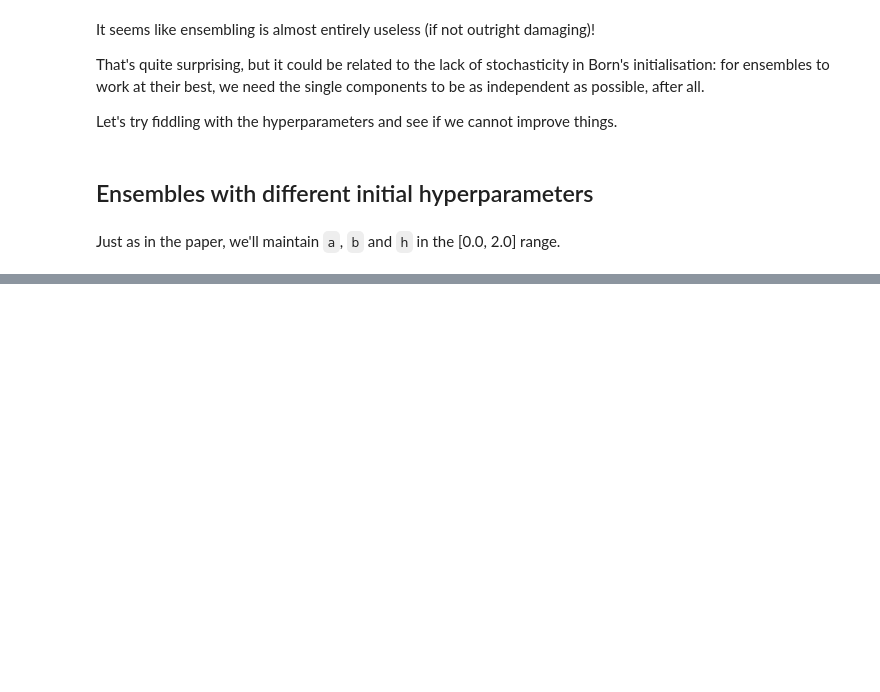
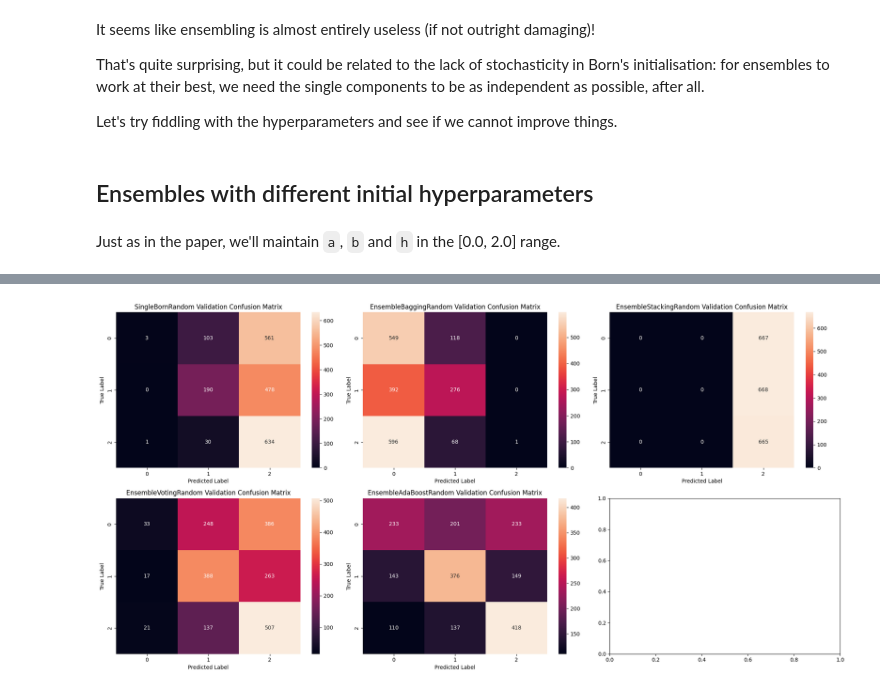
Before and after one commit to de-lachende-cavalier/bored, a Jupyter notebook: born_ensemble.ipynb, the cells around one changed output, grey strips where cells are left out. Drawn from its saved outputs; the diff is of its cells as text; code cells hidden in the pictures; blank space fills up the shorter version.

Commit message:
added randomisation

```diff
--- a/born_ensemble.ipynb
+++ b/born_ensemble.ipynb
@@ -171,3 +171,27 @@ Let's try fiddling with the hyperparameters and see if we cannot improve things.
 ## Ensembles with different initial hyperparameters
 # %% [markdown]
 Just as in the paper, we'll maintain `a`, `b` and `h` in the [0.0, 2.0] range.
+# %%
+def create_born_classifier_with_random_hyperparams():
+    a, b, h = np.random.uniform(0.0, 2.01), np.random.uniform(0.0, 2.01), np.random.uniform(0.0, 2.01)
+    return BornClassifier(a=a, b=b, h=h)
+# %%
+classifiers_rand = {
+    'SingleBornRandom': create_born_classifier_with_random_hyperparams(),
+    'EnsembleBaggingRandom': BaggingClassifier(
+        estimator=create_born_classifier_with_random_hyperparams(), n_estimators=50, random_state=42),
+    'EnsembleStackingRandom': StackingClassifier(
+        estimators=[(f"born_{i}", create_born_classifier_with_random_hyperparams()) for i in range(50)], final_estimator=create_born_classifier_with_random_hyperparams()),
+    'EnsembleVotingRandom': VotingClassifier(
+        estimators=[(f"born_{i}", create_born_classifier_with_random_hyperparams()) for i in range(50)], voting='soft'),
+    'EnsembleAdaBoostRandom': AdaBoostClassifier(
+        estimator=create_born_classifier_with_random_hyperparams())
+}
+# %%
+results_rand = {}
+for name, clf in classifiers_rand.items():
+    results_rand[name] = evaluate_classifier(clf, X_train, y_train, X_val, y_val, X_test, y_test)
+summary_rand = pd.DataFrame(results_rand).T
+summary_rand = summary_rand.drop('Validation Confusion Matrix', axis=1)
+
+print(summary_rand)
@@ -173,0 +216,15 @@ Just as in the paper, we'll maintain `a`, `b` and `h` in the [0.0, 2.0] range.
+# %%
+# let's look at the confusion matrices
+fig, axes = plt.subplots(2, 3, figsize=(20, 10))
+axes = axes.ravel()
+
+for i, (name, result) in enumerate(results_rand.items()):
+    sns.heatmap(result['Validation Confusion Matrix'], annot=True, fmt='d', ax=axes[i])
+    axes[i].set_title(f'{name} Validation Confusion Matrix')
+    axes[i].set_xlabel('Predicted Label')
+    axes[i].set_ylabel('True Label')
+
+plt.tight_layout()
+plt.show()
+# %% [output]
+[figure, added]
```
Also changed, not shown: parts of 4 cells of this notebook.
